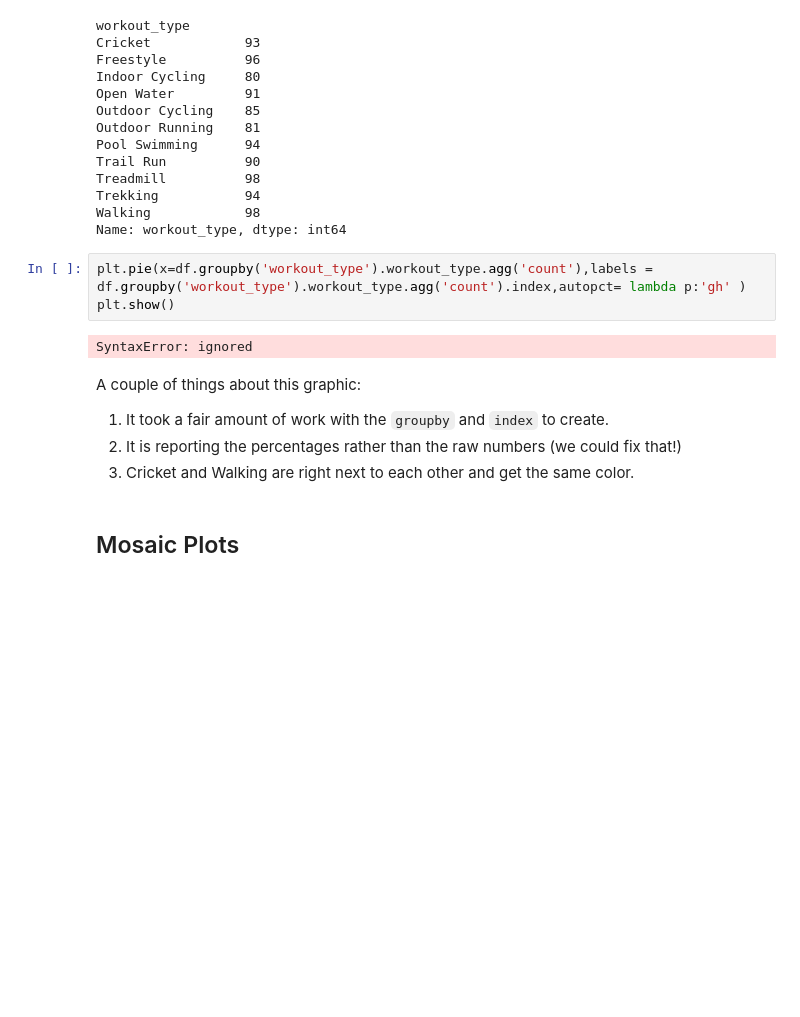
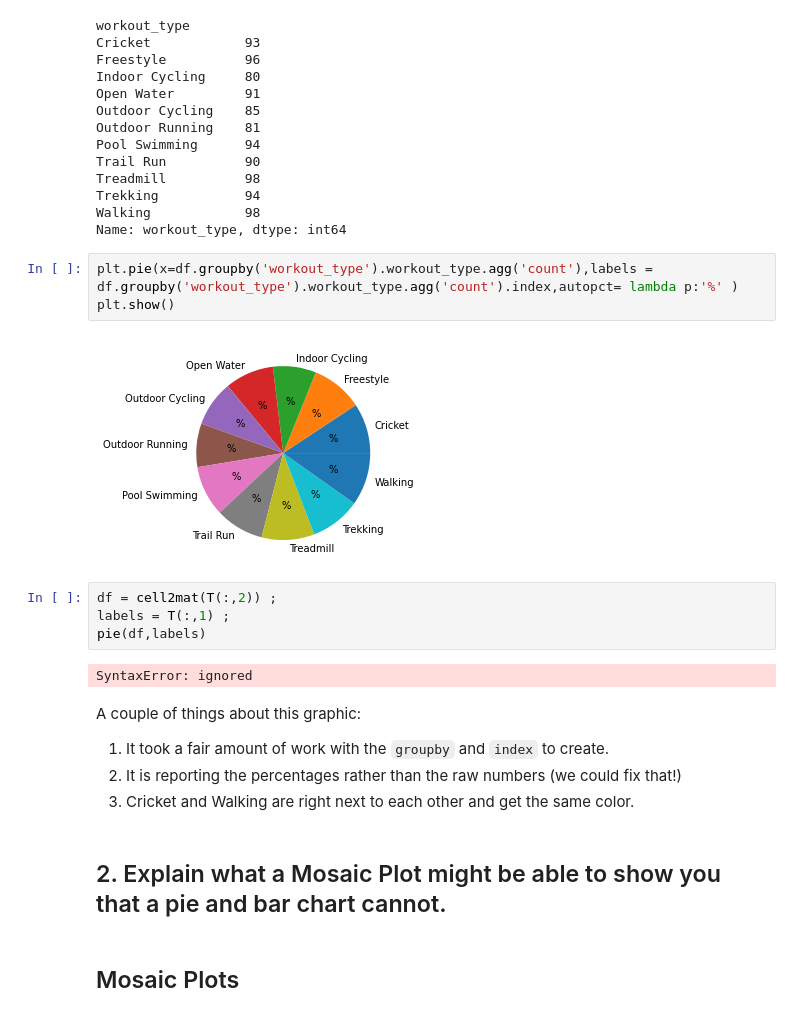
Before and after one commit to bidhan7/Data-Processing-Visualization-, a Jupyter notebook: 27_Proportions.ipynb, the cells around one changed output. Drawn from its saved outputs; the diff is of its cells as text; blank space fills up the shorter version.

```diff
--- a/27_Proportions.ipynb
+++ b/27_Proportions.ipynb
@@ -46,16 +45,24 @@ Trekking           94
 Walking            98
 Name: workout_type, dtype: int64
 # %%
-plt.pie(x=df.groupby('workout_type').workout_type.agg('count'),labels = df.groupby('workout_type').workout_type.agg('count').index,autopct= lambda p:'gh' )
+plt.pie(x=df.groupby('workout_type').workout_type.agg('count'),labels = df.groupby('workout_type').workout_type.agg('count').index,autopct= lambda p:'%' )
 plt.show()
 # %% [output]
-SyntaxError: ignored
+[figure, added]
+# %%
+df = cell2mat(T(:,2)) ;
+labels = T(:,1) ;
+pie(df,labels)
+# %% [output]
+SyntaxError: ignored
 # %% [markdown]
 A couple of things about this graphic:
 
 1. It took a fair amount of work with the `groupby` and `index` to create.
 2. It is reporting the percentages rather than the raw numbers (we could fix that!)
 3. Cricket and Walking are right next to each other and get the same color.
+# %% [markdown]
+## 2. Explain what a Mosaic Plot might be able to show you that a pie and bar chart cannot.
 # %% [markdown]
 ## Mosaic Plots
 # %%
```
Also changed, not shown: parts of 1 cell of this notebook.
